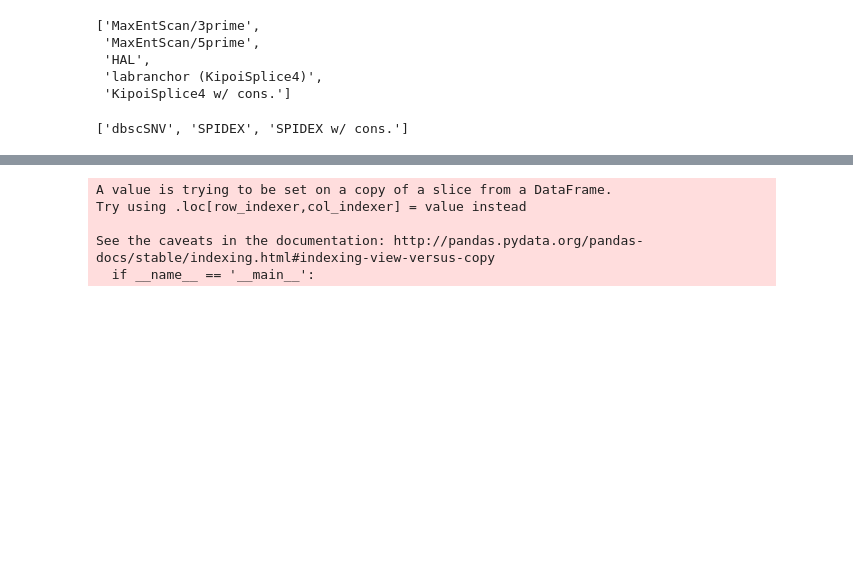
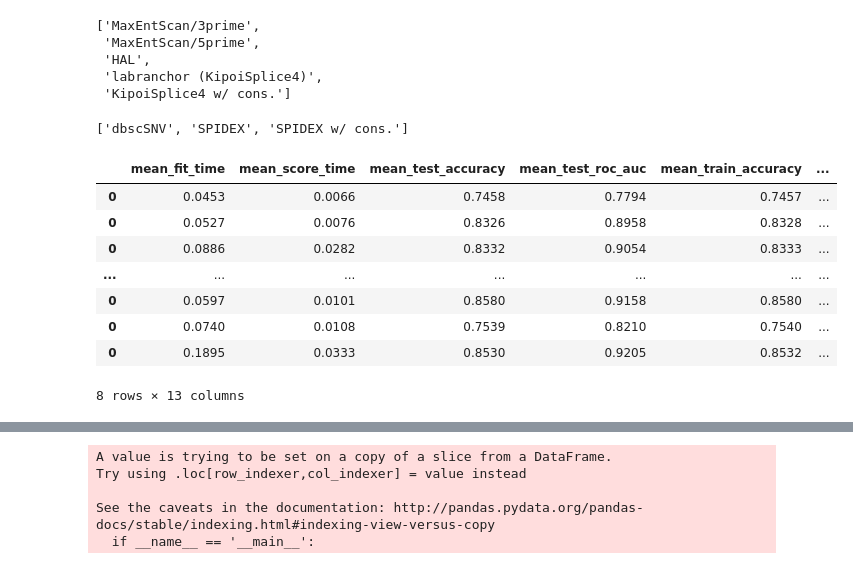
Before and after one commit to kipoi/manuscript, a Jupyter notebook: src/splicing/train-eval-KipoiSplice4.ipynb, the cells around one changed output, grey strips where cells are left out. Drawn from its saved outputs; the diff is of its cells as text; code cells hidden in the pictures; blank space fills up the shorter version.

```diff
--- a/src/splicing/train-eval-KipoiSplice4.ipynb
+++ b/src/splicing/train-eval-KipoiSplice4.ipynb
@@ -249,3 +321,15 @@ res_clinvar = res_clinvar.iloc[:-2]
+# %%
+res_clinvar
+# %% [output]
+|  | mean_fit_time | mean_score_time | mean_test_accuracy | mean_test_roc_auc | mean_train_accuracy | ... |
+| 0 | 0.0453 | 0.0066 | 0.7458 | 0.7794 | 0.7457 | ... |
+| 0 | 0.0527 | 0.0076 | 0.8326 | 0.8958 | 0.8328 | ... |
+| 0 | 0.0886 | 0.0282 | 0.8332 | 0.9054 | 0.8333 | ... |
+| ... | ... | ... | ... | ... | ... | ... |
+| 0 | 0.0597 | 0.0101 | 0.8580 | 0.9158 | 0.8580 | ... |
+| 0 | 0.0740 | 0.0108 | 0.7539 | 0.8210 | 0.7540 | ... |
+| 0 | 0.1895 | 0.0333 | 0.8530 | 0.9205 | 0.8532 | ... |
+8 rows × 13 columns
 # %%
 other_model_names = ['dbscSNV', 'SPIDEX', 'SPIDEX+conservation']
 # %%
```
Also changed, not shown: parts of 18 cells of this notebook, 13 other files.
